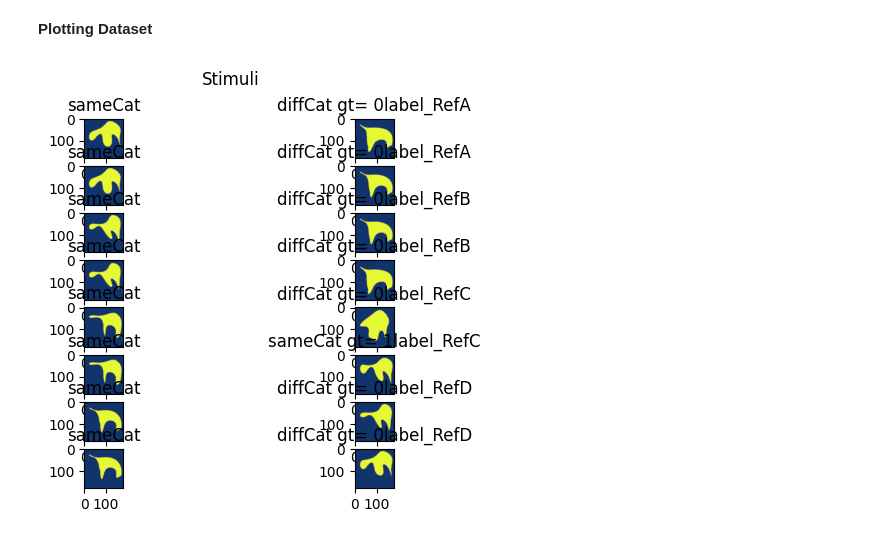
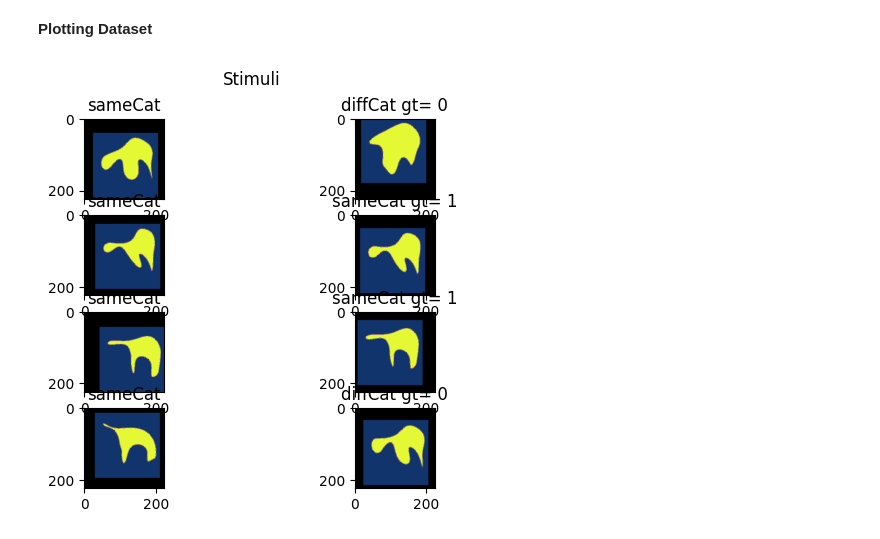
Before and after one commit to AnaBelenCarbajal/Thesis, a Jupyter notebook: Dataset_Human_Category_Learning.ipynb, the cells around one changed output. Drawn from its saved outputs; the diff is of its cells as text; code cells hidden in the pictures.

Commit message:
Positions dataset

```diff
--- a/Dataset_Human_Category_Learning.ipynb
+++ b/Dataset_Human_Category_Learning.ipynb
@@ -236,0 +225,2 @@ data_Cond2 = CreateDictionary(df_data_cond2)
+# %%
+N_positions = 1000
@@ -239,10 +265,11 @@ class ShapeImageDataset (Dataset):
   # return two images, with 50% chance in same or different category and ground truth
 
   # __init__
-  def __init__(self, reference_shapes_list, data_dict, transform=None):
+  def __init__(self, reference_shapes_list, data_dict, positions, transform=None):
     self.reference_shapes_list = reference_shapes_list
     self.img_labels = data_dict
     self.transform = transform
+    self.positions = positions
     self.same_category = [1, 0]
 
   # __len__
@@ -313,12 +340,24 @@ class ShapeImageDataset (Dataset):
     other_image_label = other_image[category_label]
     other_image_dir = other_image['img_dir']
 
+    # read images
     img1 = self.read_image_from_directory(current_image_dir)
     img2 = self.read_image_from_directory(other_image_dir)
 
+    # apply transformations
     if self.transform:
       img1 = self.transform(img1)
       img2 = self.transform(img2)
 
-    return img1, img2, same
+    # apply transformation of position to image
+    img1_selected_position = choice(self.positions)
+    img2_selected_position = choice(self.positions)
+
+    padding_img1 = Pad(padding = img1_selected_position)
+    padding_img2 = Pad(padding = img2_selected_position)
+
+    img1 = padding_img1(img1)
+    img2 = padding_img2(img2)
+
+    return current_image_label, other_image_label, img1, img2, same
 # %% [markdown]
@@ -332,4 +372,5 @@ preprocess = v2.Compose(
     ]
 )
 # %%
-dataset_cond1 = ShapeImageDataset(reference_shapes_list, data_Cond1, preprocess)
+#create dataset for condition1
+dataset_cond1 = ShapeImageDataset(reference_shapes_list, data_Cond1, positions, preprocess)
@@ -347,21 +382,22 @@ no_randoms = [0, 200, 400, 600, 800, 1000, 1200, 1400]
+# %%
+no_randoms = [0, 424, 803, 1370]
 # %%
-fig, ax = plt.subplots(8, 2)
+fig, ax = plt.subplots(4, 2)
 fig.suptitle("Stimuli")
 
 for idx, number in enumerate(no_randoms):
   pairs = dataset_cond1[number]
   label1 = pairs[0]
   img1 = pairs[2]
   label2 = pairs[1]
   img2 = pairs[3]
   gt = pairs[4]
-  ref_shape = pairs[5]
 
   ax[idx][0].set_title(label1)
   ax[idx][0].imshow(transform.to_pil_image(img1))
 
-  title = label2 + " gt= " + str(gt) +str(ref_shape)
+  title = label2 + " gt= " + str(gt)
   ax[idx][1].set_title(title)
   ax[idx][1].imshow(transform.to_pil_image(img2))
 # %% [output]
-[figure, old version]
+[figure, new version]
```
Also changed, not shown: parts of 21 cells of this notebook.
